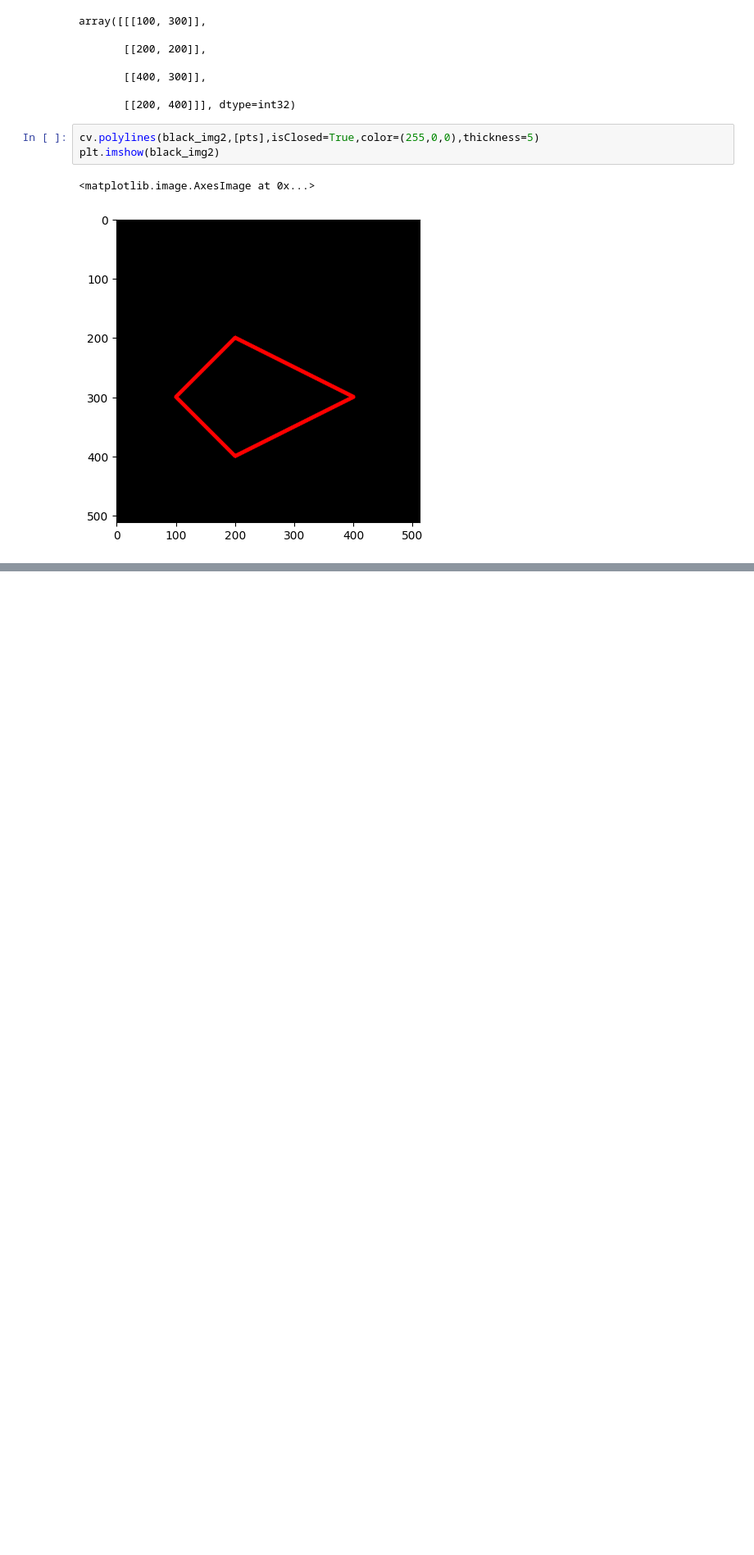
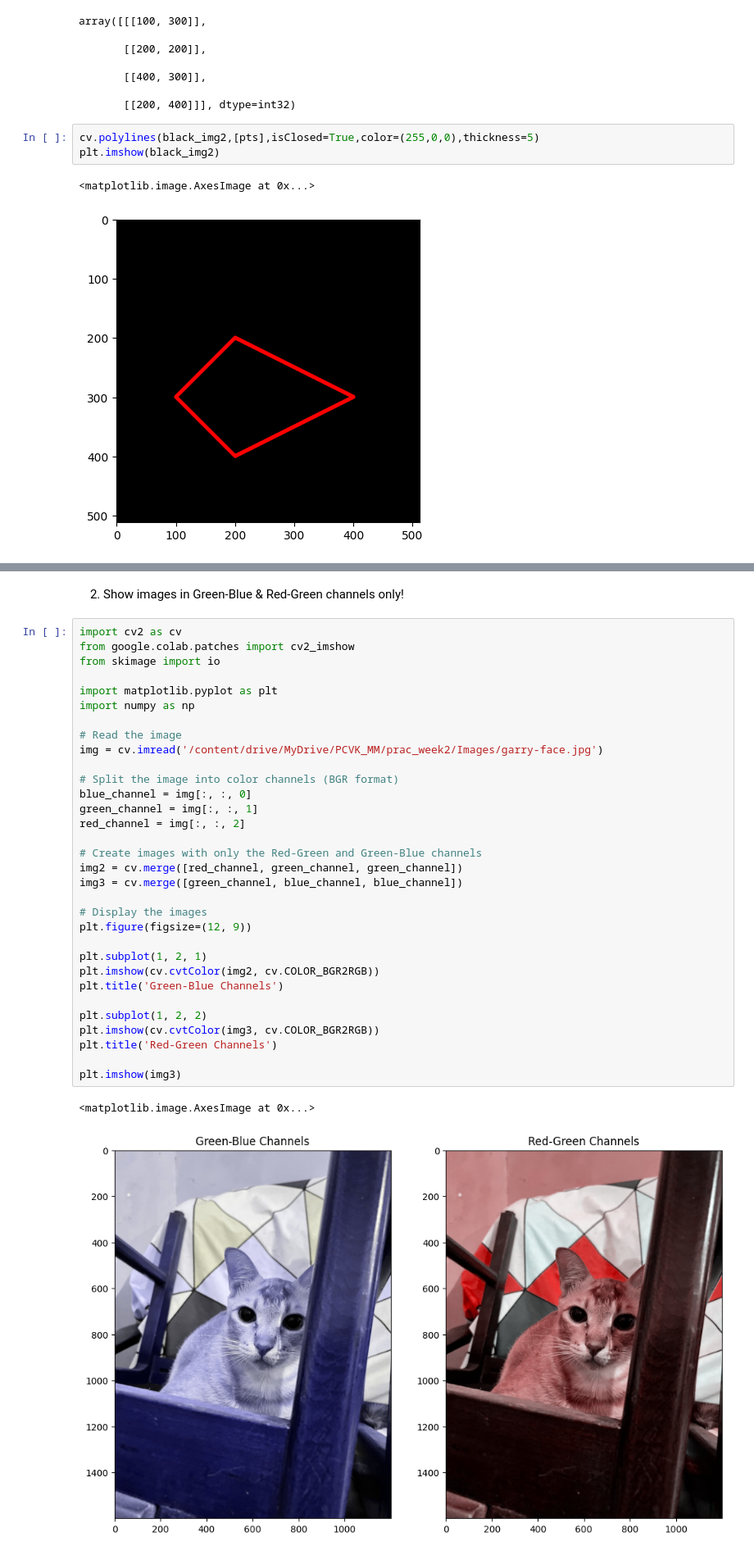
Before and after one commit to Raihandany/PCVK_Ganjil_2023, a Jupyter notebook: Week2_PCVK_2023.ipynb, the cells around one changed output, grey strips where cells are left out. Shown at 82% size. Drawn from its saved outputs; the diff is of its cells as text; blank space fills up the shorter version.

Commit message:
week2-test3

```diff
--- a/Week2_PCVK_2023.ipynb
+++ b/Week2_PCVK_2023.ipynb
@@ -132,0 +166,37 @@ plt.imshow(black_img2)
+# %% [markdown]
+2. Show images in Green-Blue & Red-Green channels only!
+# %%
+import cv2 as cv
+from google.colab.patches import cv2_imshow
+from skimage import io
+
+import matplotlib.pyplot as plt
+import numpy as np
+
+# Read the image
+img = cv.imread('/content/drive/MyDrive/PCVK_MM/prac_week2/Images/garry-face.jpg')
+
+# Split the image into color channels (BGR format)
+blue_channel = img[:, :, 0]
+green_channel = img[:, :, 1]
+red_channel = img[:, :, 2]
+
+# Create images with only the Red-Green and Green-Blue channels
+img2 = cv.merge([red_channel, green_channel, green_channel])
+img3 = cv.merge([green_channel, blue_channel, blue_channel])
+
+# Display the images
+plt.figure(figsize=(12, 9))
+
+plt.subplot(1, 2, 1)
+plt.imshow(cv.cvtColor(img2, cv.COLOR_BGR2RGB))
+plt.title('Green-Blue Channels')
+
+plt.subplot(1, 2, 2)
+plt.imshow(cv.cvtColor(img3, cv.COLOR_BGR2RGB))
+plt.title('Red-Green Channels')
+
+plt.imshow(img3)
+# %% [output]
+<matplotlib.image.AxesImage at 0x...>
+[figure, added]
```
Also changed, not shown: parts of 9 cells of this notebook.
